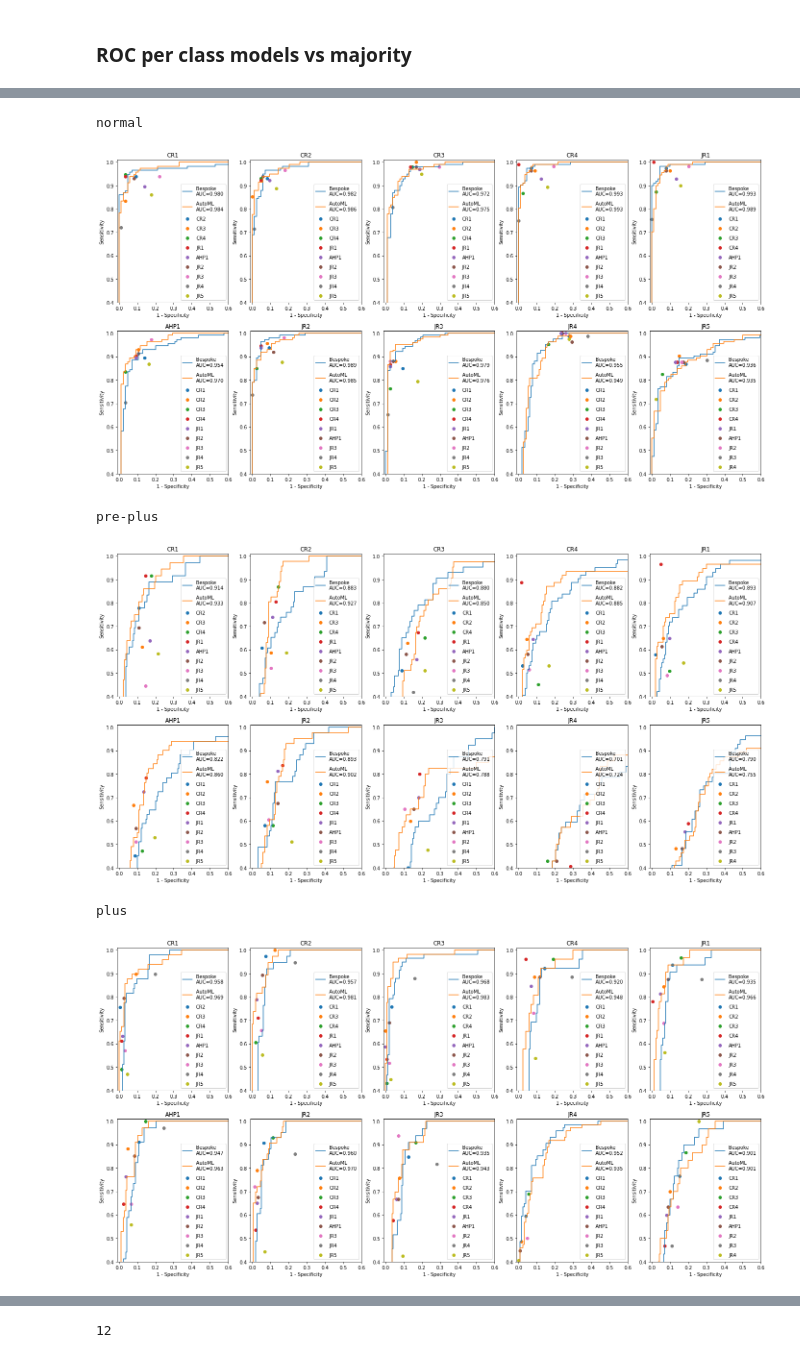
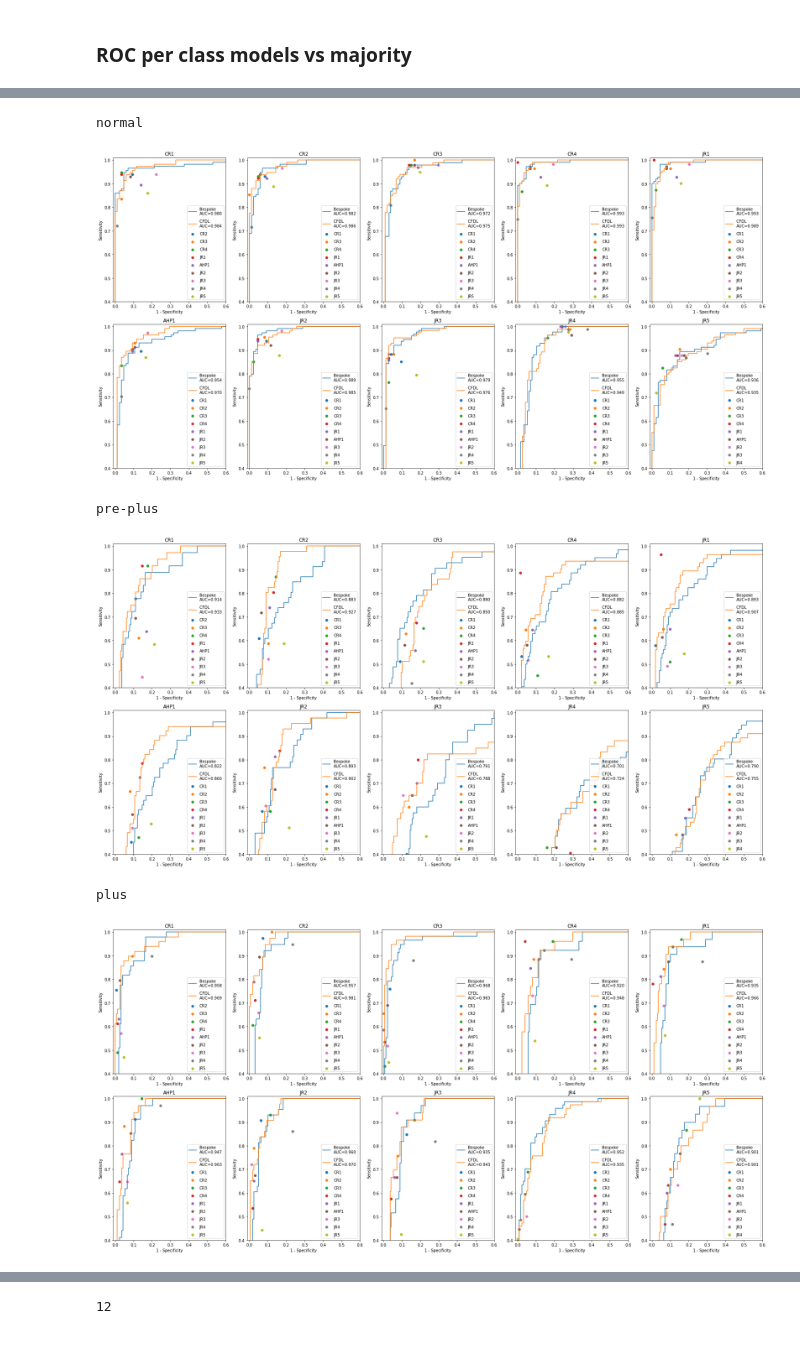
Before and after one commit to MoorfieldsInnovationLab/ROP, a Jupyter notebook: model_development/Figures.ipynb, the cells around one changed output, grey strips where cells are left out. Drawn from its saved outputs; the diff is of its cells as text; code cells hidden in the pictures.

```diff
--- a/model_development/Figures.ipynb
+++ b/model_development/Figures.ipynb
@@ -56,7 +56,7 @@ class_names = 'normal', 'pre-plus','plus'
 graders_x_axis_ordered = ('majority', 'bespoke', 'autoML',
                           'GA', 'HP', 'RH', 'AMH', 'MA', 'JR', 'JT', 'CH', 'CK', 'SB'
                          )
-labels = ('Majority', 'Bespoke', 'AutoML',
+labels = ('Majority', 'Bespoke', 'CFDL',
           'CR1', 'CR2', 'CR3', 'CR4',
           'JR1', 'AHP1',
           'JR2', 'JR3', 'JR4', 'JR5'
@@ -232,15 +237,17 @@ plot_all_ROC('normal', invert=True)
 # %%
 for class_name in class_names:
     print(class_name)
     plot_all_ROC(class_name, invert=False)
+    plt.tight_layout()
+    plt.savefig('SupplementalFigure_{}.tiff'.format(class_name))
     plt.show()
 # %% [output]
 normal
-[figure, old version]
+[figure, new version]
 pre-plus
-[figure, old version]
+[figure, new version]
 plus
-[figure, old version]
+[figure, new version]
 # %%
 def plot_confusion(keys, labels, matrix):
     n, n = matrix.shape
```
Also changed, not shown: parts of 10 cells of this notebook.
